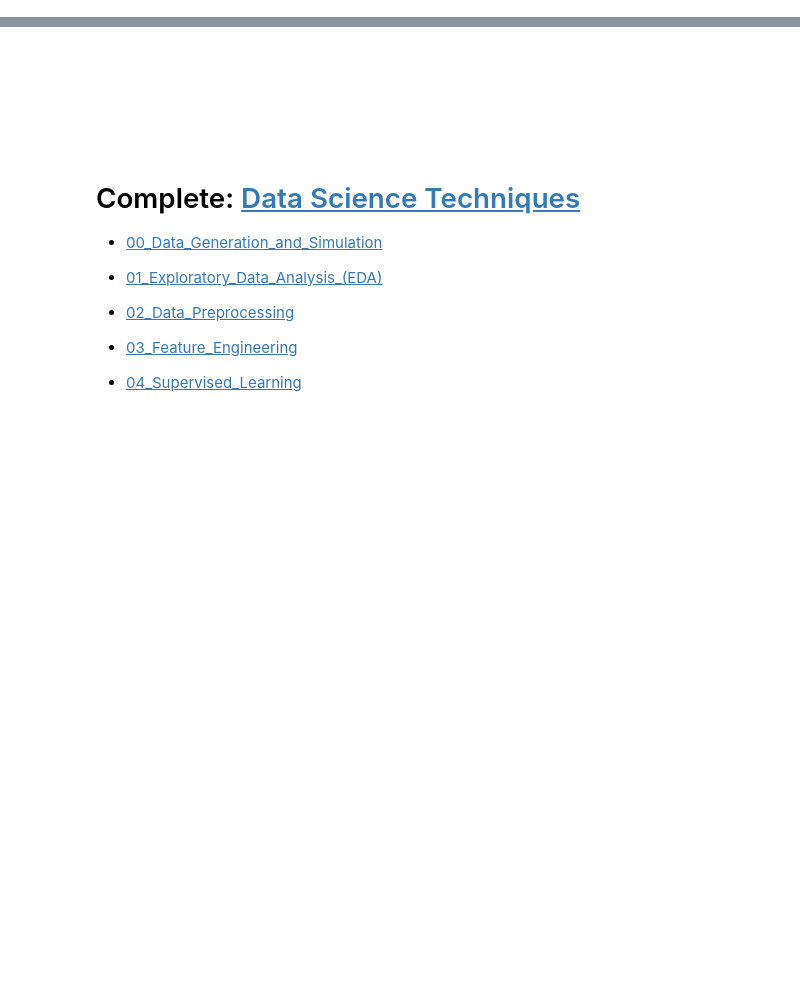
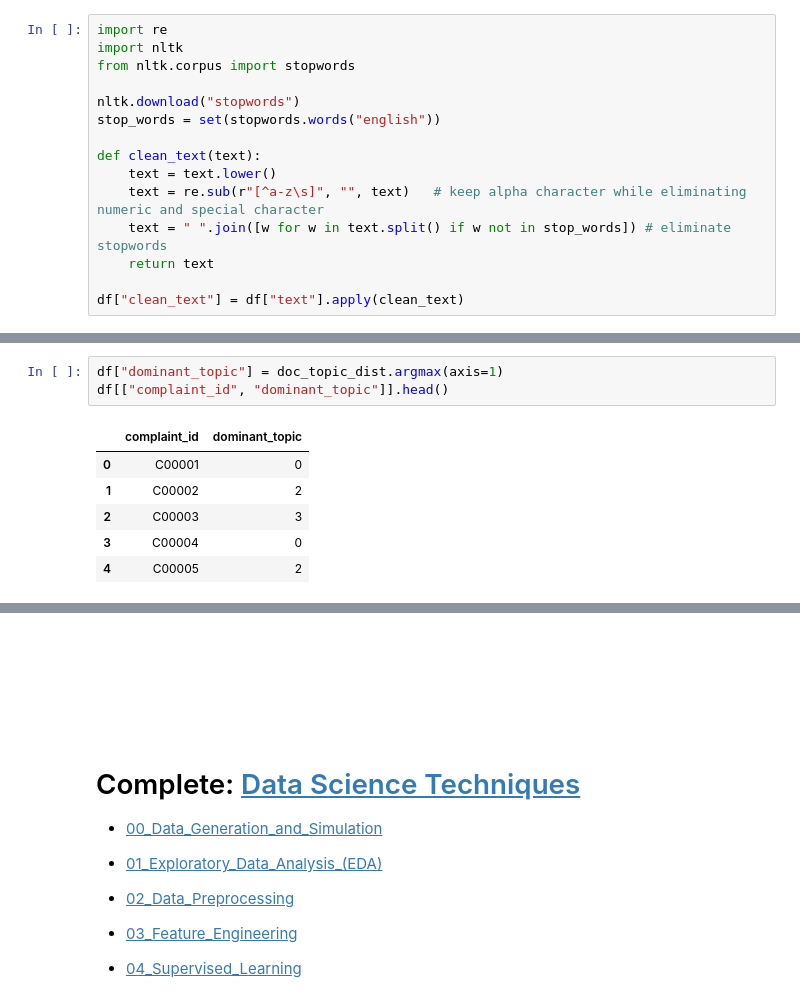
Before and after one commit to lei-soares/Data-Science-Techniques, a Jupyter notebook: 05_Unsupervised_Learning/03_topic_modelling/01_lda_and_probabilistic_models.ipynb, the cells around one changed output, grey strips where cells are left out. Cells and saved outputs as stored; diff of their text form; blank space fills up the shorter version.

```diff
--- a/05_Unsupervised_Learning/03_topic_modelling/01_lda_and_probabilistic_models.ipynb
+++ b/05_Unsupervised_Learning/03_topic_modelling/01_lda_and_probabilistic_models.ipynb
@@ -48,0 +84,15 @@ Typical use cases:
+# %%
+import re
+import nltk
+from nltk.corpus import stopwords
+
+nltk.download("stopwords")
+stop_words = set(stopwords.words("english"))
+
+def clean_text(text):
+    text = text.lower()
+    text = re.sub(r"[^a-z\s]", "", text)   # keep alpha character while eliminating numeric and special character
+    text = " ".join([w for w in text.split() if w not in stop_words]) # eliminate stopwords
+    return text
+
+df["clean_text"] = df["text"].apply(clean_text)
@@ -48,0 +221,10 @@ Typical use cases:
+# %%
+df["dominant_topic"] = doc_topic_dist.argmax(axis=1)
+df[["complaint_id", "dominant_topic"]].head()
+# %% [output]
+|  | complaint_id | dominant_topic |
+| 0 | C00001 | 0 |
+| 1 | C00002 | 2 |
+| 2 | C00003 | 3 |
+| 3 | C00004 | 0 |
+| 4 | C00005 | 2 |
```
Also changed, not shown: parts of 19 cells of this notebook, 4 other files.
